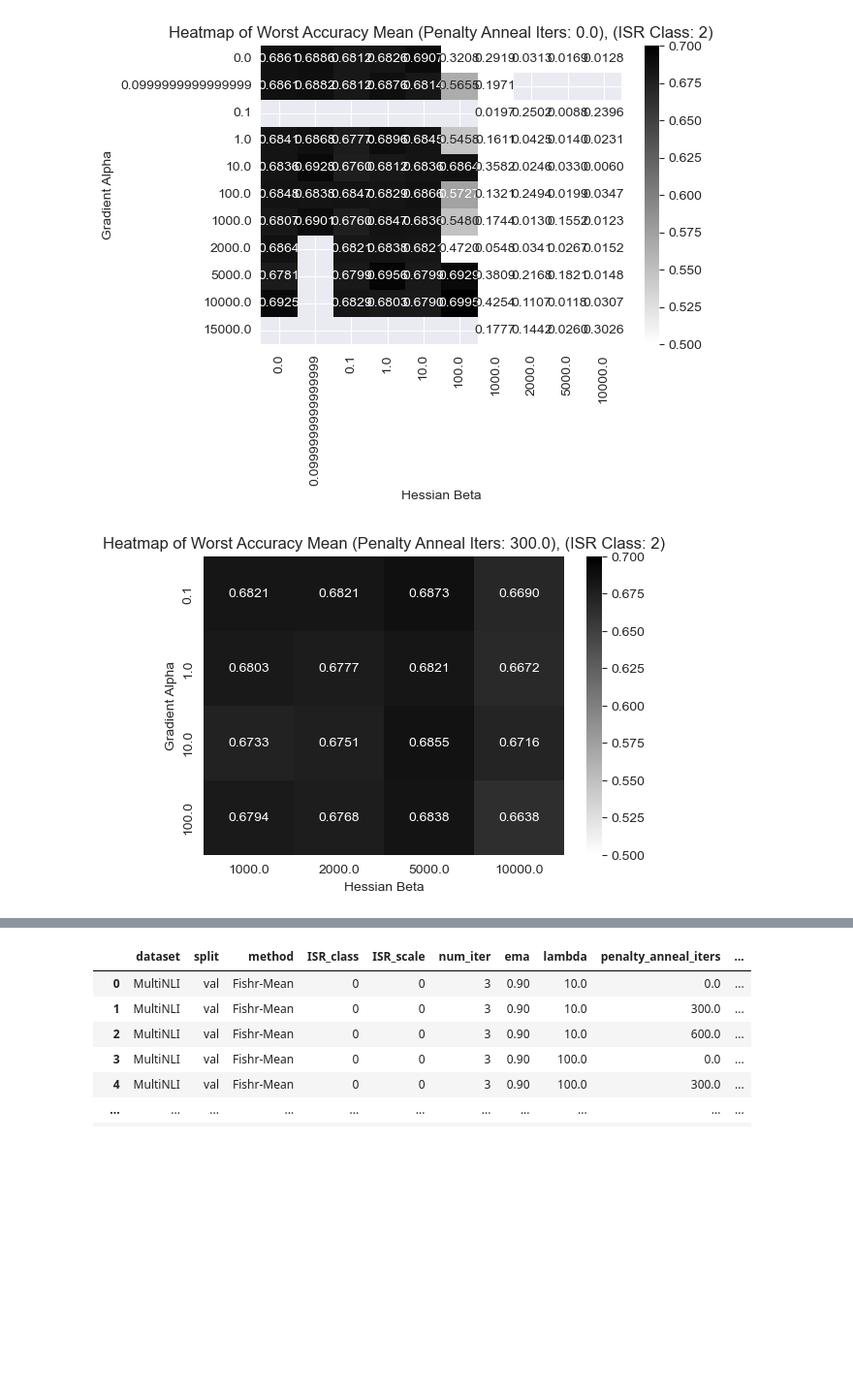
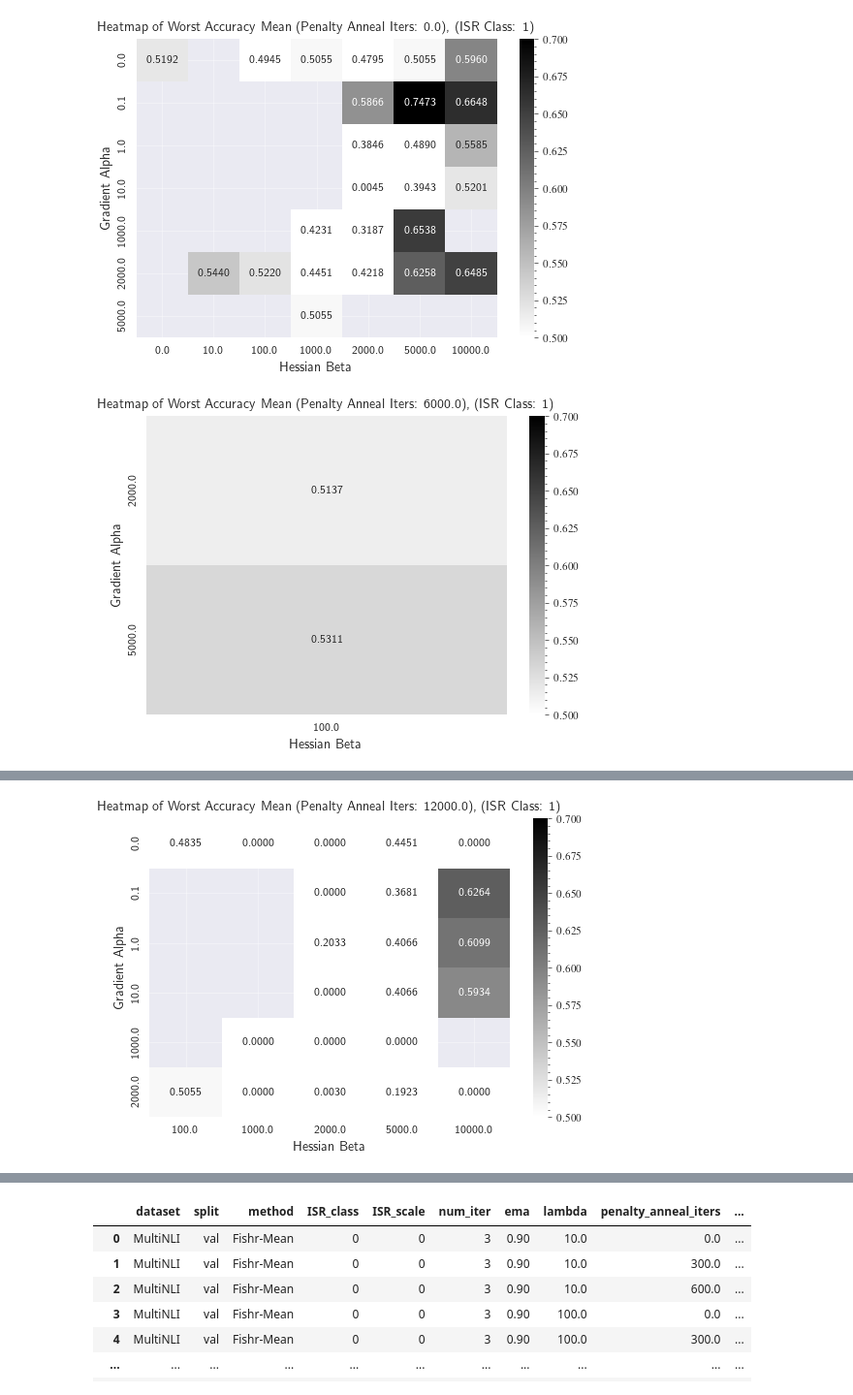
Before and after one commit to chenyuen0103/ISR, a Jupyter notebook: real_datasets/plot_results.ipynb, the cells around one changed output, grey strips where cells are left out. Shown at 97% size. Cells and saved outputs as stored; diff of their text form; code cells hidden in the pictures; blank space fills up the shorter version.

```diff
--- a/real_datasets/plot_results.ipynb
+++ b/real_datasets/plot_results.ipynb
@@ -102,3 +158,33 @@ pivot_df = df.pivot_table(values='worst_acc_mean', index='gradient_alpha', colum
+# %%
+
+# Example DataFrame
+cub_file = 'CUB_5runs_val.csv'
+celeba_file = 'CelebA_5runs_val.csv'
+multinli_file = 'MultiNLI_5runs_val.csv'
+
+cub_file_fishr = 'CUB_5runs_fishr_val.csv'
+celeba_file_fishr = 'CelebA_5runs_fishr_val.csv'
+multinli_file_fishr = 'MultiNLI_5runs_fishr_val.csv'
+
+cub_file_coral = 'CUB_5runs_coral_val.csv'
+celeba_file_coral = 'CelebA_5runs_coral_val.csv'
+multinli_file_coral = 'MultiNLI_5runs_coral_val.csv'
+
+
+# df = pd.read_csv(os.path.join('./logs/ISR_Hessian_results_new', cub_file))
+df = pd.read_csv(os.path.join(data_dir, celeba_file))
+# df = pd.read_csv(os.path.join('./logs/ISR_Hessian_results_new', multinli_file))
+
+
+
+if df['dataset'].iloc[0] == 'CUB':
+    acc_min, acc_max = 0.8, 0.9
+elif df['dataset'].iloc[0] == 'CelebA':
+    acc_min, acc_max = 0.5, 0.70
+elif df['dataset'].iloc[0] == 'MultiNLI':
+    acc_min, acc_max = 0.5, 0.7
+# Creating a pivot table, averaging over 'penalty_anneal_iters'
+pivot_df = df.pivot_table(values='worst_acc_mean', index='gradient_alpha', columns='hessian_beta', aggfunc='mean')
 # %%
 sns.heatmap(pivot_df, annot=True, cmap=white_black_cmap, fmt=".4f", vmin=acc_min, vmax=acc_max)
 plt.title('Heatmap of Worst Accuracy Mean by Gradient Alpha and Hessian Beta')
@@ -110,21 +196,21 @@ plt.show()
 # %%
 # We can create multiple heatmaps for each unique pairs value of 'ISR_class'and 'penalty_anneal_iters'
 from itertools import product
 df = df[df['hessian_beta'] <= 10000]
 unique_iters = product(df['penalty_anneal_iters'].unique(), df['ISR_class'].unique())
 # unique_iters = df['penalty_anneal_iters'].unique()
 
 # for iters, isr_class in unique_iters:
-for iters, isr_class in product(df['penalty_anneal_iters'].unique(), [2]):
+for iters, isr_class in product(df['penalty_anneal_iters'].unique(), [1]):
     sub_df = df[df['penalty_anneal_iters'] == iters]
     sub_df = sub_df[sub_df['ISR_class'] == isr_class]
     pivot_df = sub_df.pivot_table(values='worst_acc_mean', index='gradient_alpha', columns='hessian_beta', aggfunc='mean')
     plt.figure(figsize=(6, 4))
     sns.heatmap(pivot_df, annot=True, cmap=white_black_cmap, fmt=".4f", vmin=acc_min, vmax=acc_max)
     plt.title(f'Heatmap of Worst Accuracy Mean (Penalty Anneal Iters: {iters}), (ISR Class: {isr_class})')
     plt.xlabel('Hessian Beta')
     plt.ylabel('Gradient Alpha')
     plt.show()
 # %% [output]
-[figure, old version]
+[figure, new version]
-[figure, old version]
+[figure, new version]
@@ -132,0 +219 @@ for iters, isr_class in product(df['penalty_anneal_iters'].unique(), [2]):
+[figure, added]
```
Also changed, not shown: parts of 14 cells of this notebook, 7 other files.
